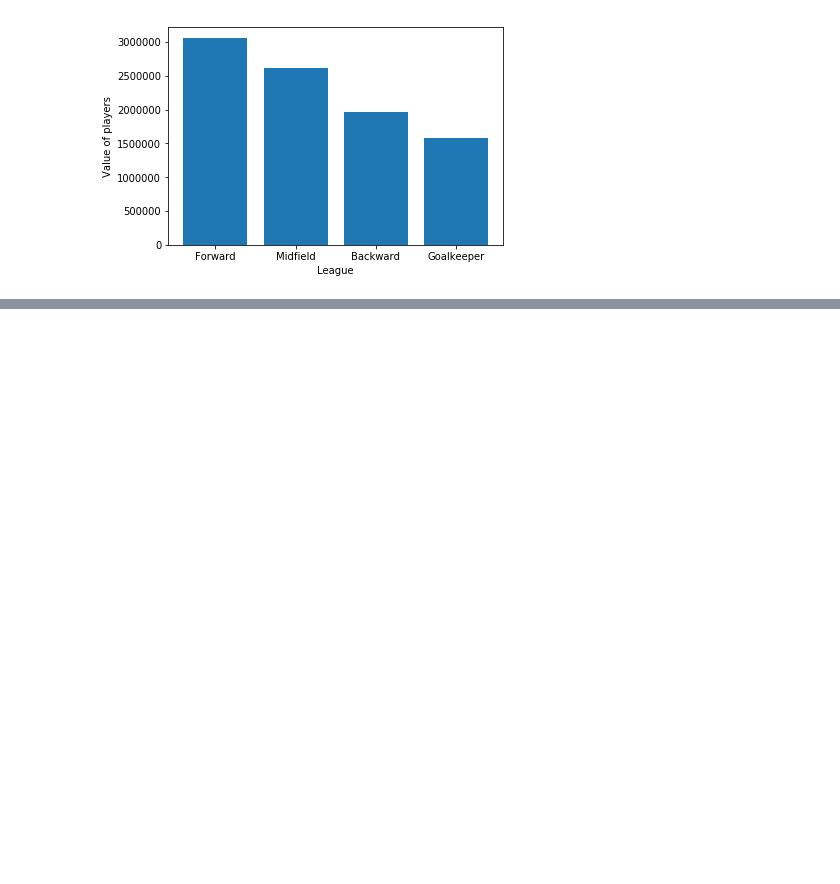
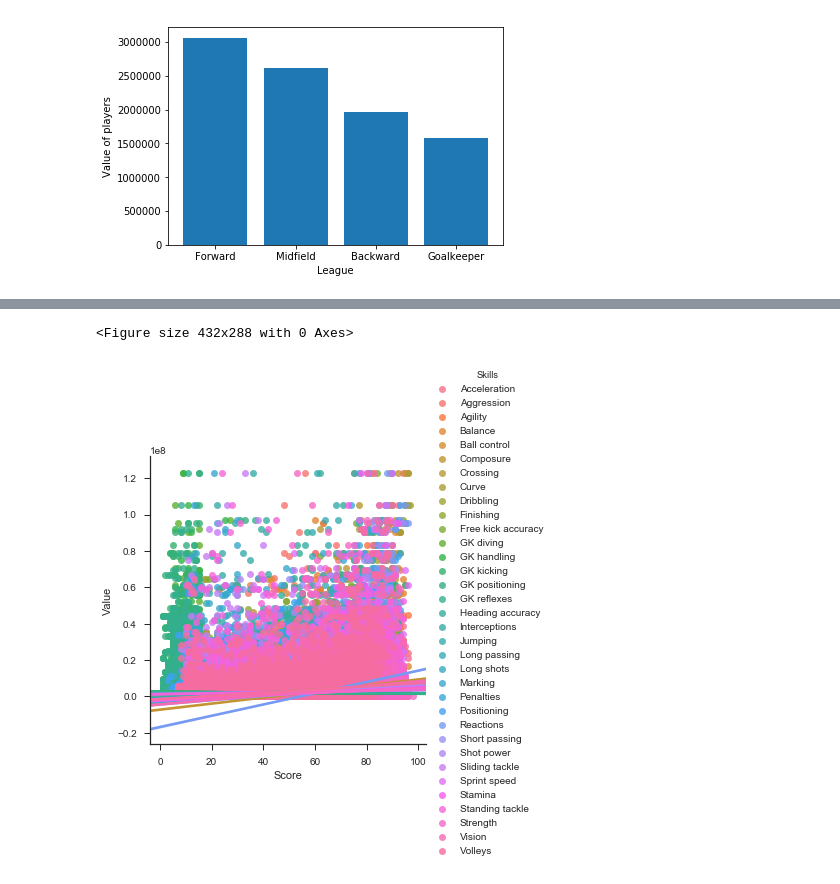
Before and after one commit to Fournierp/Fifa18, a Jupyter notebook: Fifa 18 Model.ipynb, the cells around one changed output, grey strips where cells are left out. Cells and saved outputs as stored; diff of their text form; code cells hidden in the pictures; blank space fills up the shorter version.

```diff
--- a/Fifa 18 Model.ipynb
+++ b/Fifa 18 Model.ipynb
@@ -48,6 +33,7 @@ processed_df['Agility'] = processed_df['Agility'].apply(strToInt)
 processed_df['Balance'] = processed_df['Balance'].apply(strToInt)
 processed_df['Ball control'] = processed_df['Ball control'].apply(strToInt)
 processed_df['Composure'] = processed_df['Composure'].apply(strToInt)
+processed_df['Crossing'] = processed_df['Crossing'].apply(strToInt)
 processed_df['Curve'] = processed_df['Curve'].apply(strToInt)
 processed_df['Dribbling'] = processed_df['Dribbling'].apply(strToInt)
 processed_df['Finishing'] = processed_df['Finishing'].apply(strToInt)
@@ -62,6 +48,11 @@ processed_df['Interceptions'] = processed_df['Interceptions'].apply(strToInt)
 processed_df['Jumping'] = processed_df['Jumping'].apply(strToInt)
 processed_df['Long passing'] = processed_df['Long passing'].apply(strToInt)
 processed_df['Long shots'] = processed_df['Long shots'].apply(strToInt)
+processed_df['Marking'] = processed_df['Marking'].apply(strToInt)
+processed_df['Penalties'] = processed_df['Penalties'].apply(strToInt)
+processed_df['Positioning'] = processed_df['Positioning'].apply(strToInt)
+processed_df['Reactions'] = processed_df['Reactions'].apply(strToInt)
+processed_df['Short passing'] = processed_df['Short passing'].apply(strToInt)
 processed_df['Shot power'] = processed_df['Shot power'].apply(strToInt)
 processed_df['Sliding tackle'] = processed_df['Sliding tackle'].apply(strToInt)
 processed_df['Sprint speed'] = processed_df['Sprint speed'].apply(strToInt)
@@ -95,3 +86,16 @@ processed_df['RS'] = processed_df['RS'].apply(strToInt)
 processed_df['RW'] = processed_df['RW'].apply(strToInt)
 processed_df['RWB'] = processed_df['RWB'].apply(strToInt)
 processed_df['ST'] = processed_df['ST'].apply(strToInt)
+# %%
+#Convert wages and values to floats
+def strToFloat(string):
+    if string[-1] == 'M':
+        value = float(string[1:-1])*1000000
+    elif string[-1] == 'K':
+        value = float(string[1:-1])*1000
+    else:
+        value = float(string[1:])
+    return value
+
+processed_df['Value'] = processed_df['Value'].apply(strToFloat)
+processed_df['Wage'] = processed_df['Wage'].apply(strToFloat)
@@ -362,0 +383,21 @@ plt.show()
+# %%
+#Player value per skill
+fig = plt.figure(figsize=(6,4))
+sns.set(style="ticks")
+test = pd.DataFrame(np.c_[processed_df['Value'], processed_df['Acceleration'], processed_df['Aggression'], processed_df['Agility'], processed_df['Balance'],
+                          processed_df['Ball control'], processed_df['Composure'],processed_df["Crossing"],processed_df['Curve'], processed_df['Dribbling'],
+                          processed_df['Finishing'], processed_df['Free kick accuracy'], processed_df['GK diving'], processed_df['GK handling'], processed_df['GK kicking'],
+                          processed_df['GK positioning'], processed_df['GK reflexes'], processed_df['Heading accuracy'], processed_df['Interceptions'], processed_df['Jumping'],
+                          processed_df['Long passing'], processed_df['Long shots'], processed_df['Marking'], processed_df['Penalties'], processed_df['Positioning'],
+                          processed_df['Reactions'], processed_df['Short passing'], processed_df['Shot power'], processed_df['Sliding tackle'], processed_df['Sprint speed'],
+                          processed_df['Stamina'], processed_df['Standing tackle'], processed_df['Strength'], processed_df['Vision'], processed_df['Volleys'] ],
+                    columns=["Value", "Acceleration", "Aggression", "Agility", "Balance", "Ball control", "Composure", "Crossing", "Curve", "Dribbling", "Finishing", "Free kick accuracy", "GK diving",
+                             "GK handling", "GK kicking", "GK positioning", "GK reflexes", "Heading accuracy", "Interceptions", "Jumping", "Long passing", "Long shots", "Marking", "Penalties", "Positioning",
+                             "Reactions", "Short passing", "Shot power", "Sliding tackle", "Sprint speed", "Stamina", "Standing tackle", "Strength", "Vision","Volleys"])
+# sns.lmplot(x="skill", y="value", data=test, col="skill", hue="skill", col_wrap=5)
+test = test.melt('Value', var_name='Skills',  value_name='Score')
+g = sns.lmplot(y="Value", x="Score", hue='Skills', data=test)
+plt.show()
+# %% [output]
+<Figure size 432x288 with 0 Axes>
+[figure, added]
```
Also changed, not shown: parts of 17 cells of this notebook.
